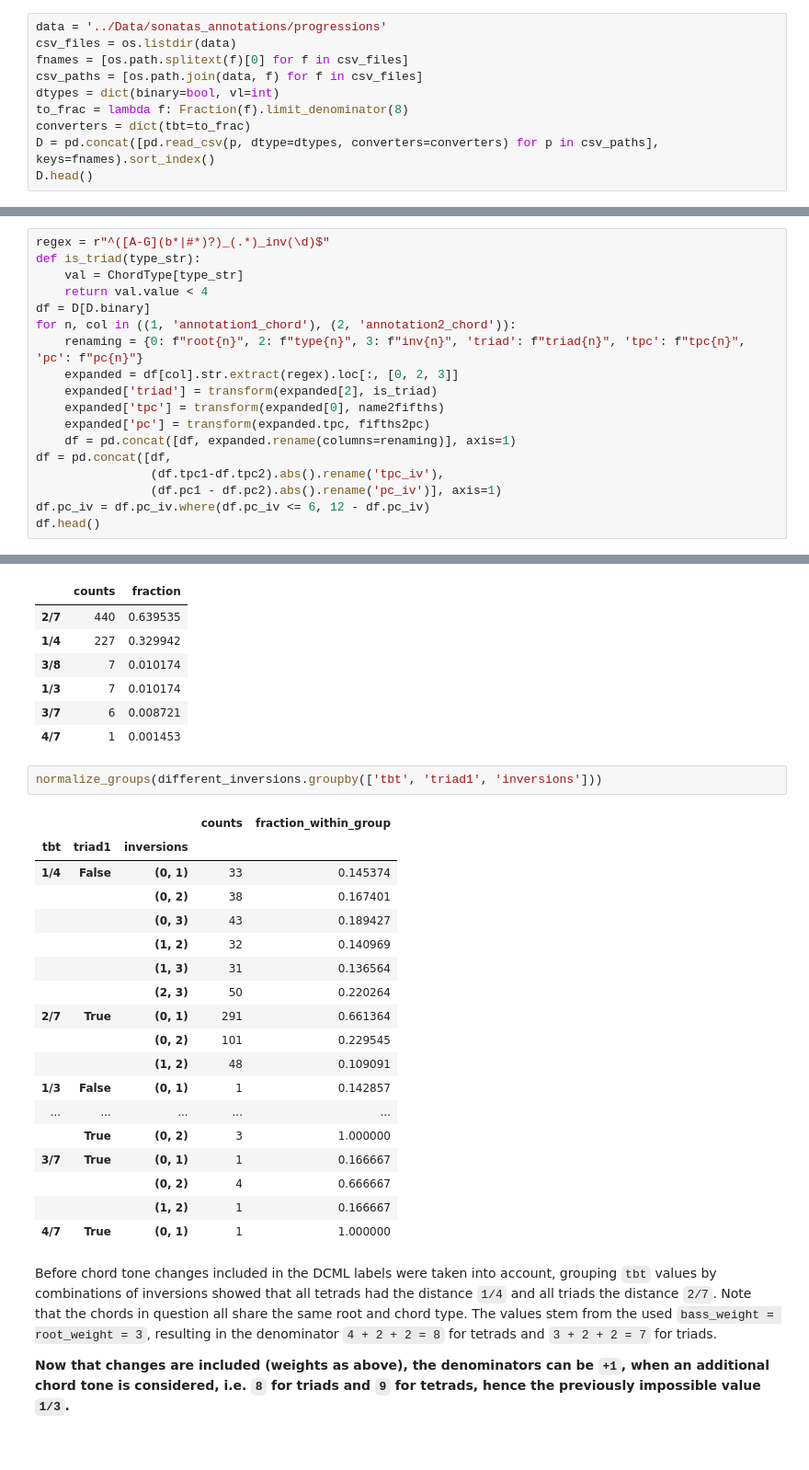
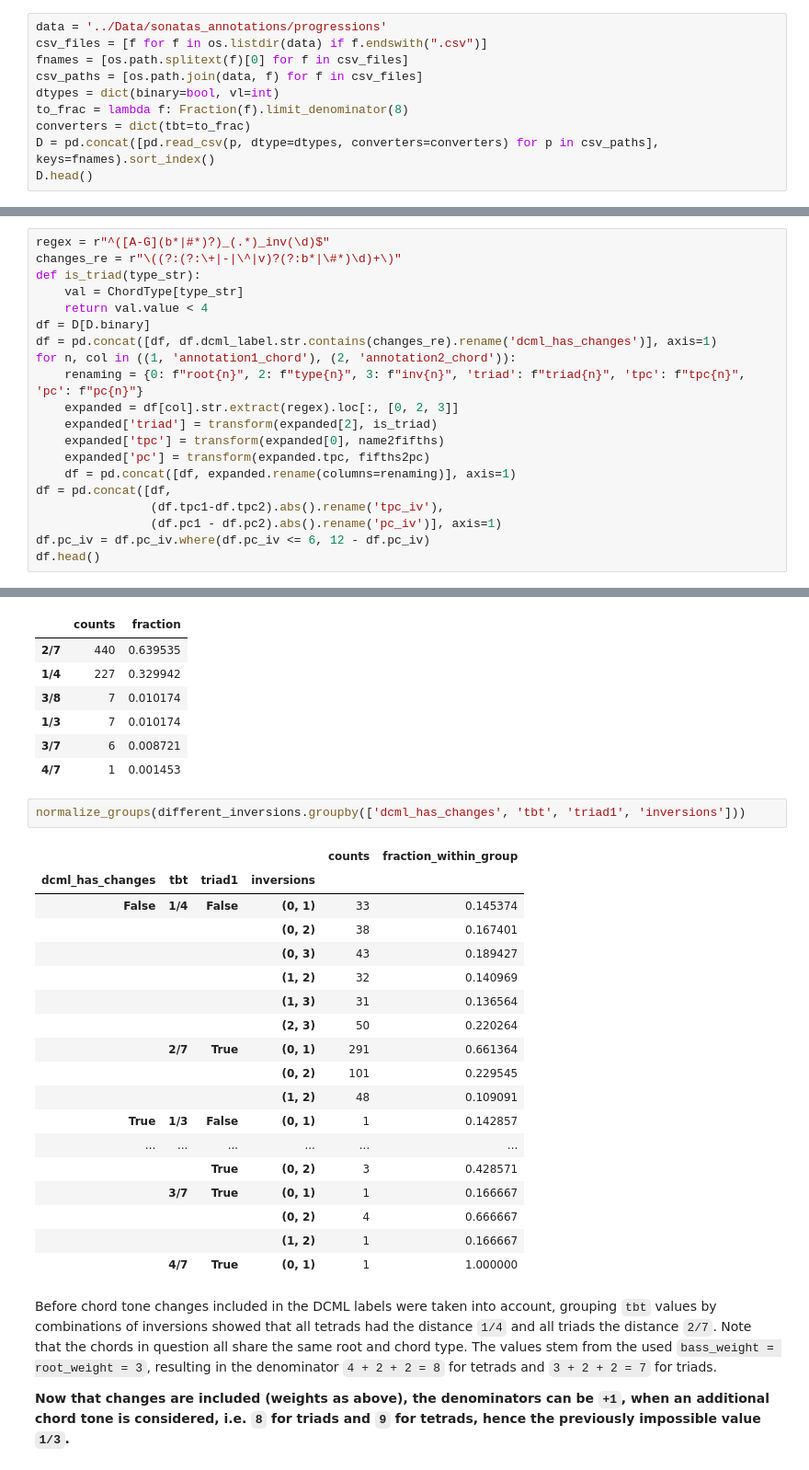
Before and after one commit to DCMLab/chord-eval, a Jupyter notebook: NoteBooks/exploring_differences.ipynb, the cells around one changed output, grey strips where cells are left out. Shown at 92% size. Saved outputs shown, nothing was run; the diff lists cells and outputs as text.

Commit message:
Added a binary column for displaying DCML changes

```diff
--- a/NoteBooks/exploring_differences.ipynb
+++ b/NoteBooks/exploring_differences.ipynb
@@ -15,7 +15,7 @@ def vc(S):
     return pd.concat([vc, vc / vc.sum()], axis=1, keys=['counts', 'fraction'])
 # %%
 data = '../Data/sonatas_annotations/progressions'
-csv_files = os.listdir(data)
+csv_files = [f for f in os.listdir(data) if f.endswith(".csv")]
 fnames = [os.path.splitext(f)[0] for f in csv_files]
 csv_paths = [os.path.join(data, f) for f in csv_files]
 dtypes = dict(binary=bool, vl=int)
@@ -115,10 +115,12 @@ Name: tbt, dtype: float64
 ## Expanding the data to inspect different categories of chord divergence
 # %%
 regex = r"^([A-G](b*|#*)?)_(.*)_inv(\d)$"
+changes_re = r"\((?:(?:\+|-|\^|v)?(?:b*|\#*)\d)+\)"
 def is_triad(type_str):
     val = ChordType[type_str]
     return val.value < 4
 df = D[D.binary]
+df = pd.concat([df, df.dcml_label.str.contains(changes_re).rename('dcml_has_changes')], axis=1)
 for n, col in ((1, 'annotation1_chord'), (2, 'annotation2_chord')):
     renaming = {0: f"root{n}", 2: f"type{n}", 3: f"inv{n}", 'triad': f"triad{n}", 'tpc': f"tpc{n}", 'pc': f"pc{n}"}
     expanded = df[col].str.extract(regex).loc[:, [0, 2, 3]]
@@ -205,26 +215,26 @@ vc(different_inversions.tbt)
 | 3/7 | 6 | 0.008721 |
 | 4/7 | 1 | 0.001453 |
 # %%
-normalize_groups(different_inversions.groupby(['tbt', 'triad1', 'inversions']))
+normalize_groups(different_inversions.groupby(['dcml_has_changes', 'tbt', 'triad1', 'inversions']))
 # %% [output]
-|  |  |  | counts | fraction_within_group |
-| tbt | triad1 | inversions |  |  |
-| 1/4 | False | (0, 1) | 33 | 0.145374 |
-|  |  | (0, 2) | 38 | 0.167401 |
-|  |  | (0, 3) | 43 | 0.189427 |
-|  |  | (1, 2) | 32 | 0.140969 |
-|  |  | (1, 3) | 31 | 0.136564 |
-|  |  | (2, 3) | 50 | 0.220264 |
-| 2/7 | True | (0, 1) | 291 | 0.661364 |
-|  |  | (0, 2) | 101 | 0.229545 |
-|  |  | (1, 2) | 48 | 0.109091 |
-| 1/3 | False | (0, 1) | 1 | 0.142857 |
-| ... | ... | ... | ... | ... |
-|  | True | (0, 2) | 3 | 1.000000 |
-| 3/7 | True | (0, 1) | 1 | 0.166667 |
-|  |  | (0, 2) | 4 | 0.666667 |
-|  |  | (1, 2) | 1 | 0.166667 |
-| 4/7 | True | (0, 1) | 1 | 1.000000 |
+|  |  |  |  | counts | fraction_within_group |
+| dcml_has_changes | tbt | triad1 | inversions |  |  |
+| False | 1/4 | False | (0, 1) | 33 | 0.145374 |
+|  |  |  | (0, 2) | 38 | 0.167401 |
+|  |  |  | (0, 3) | 43 | 0.189427 |
+|  |  |  | (1, 2) | 32 | 0.140969 |
+|  |  |  | (1, 3) | 31 | 0.136564 |
+|  |  |  | (2, 3) | 50 | 0.220264 |
+|  | 2/7 | True | (0, 1) | 291 | 0.661364 |
+|  |  |  | (0, 2) | 101 | 0.229545 |
+|  |  |  | (1, 2) | 48 | 0.109091 |
+| True | 1/3 | False | (0, 1) | 1 | 0.142857 |
+| ... | ... | ... | ... | ... | ... |
+|  |  | True | (0, 2) | 3 | 0.428571 |
+|  | 3/7 | True | (0, 1) | 1 | 0.166667 |
+|  |  |  | (0, 2) | 4 | 0.666667 |
+|  |  |  | (1, 2) | 1 | 0.166667 |
+|  | 4/7 | True | (0, 1) | 1 | 1.000000 |
 # %% [markdown]
 Before chord tone changes included in the DCML labels were taken into account, grouping `tbt` values by combinations of inversions showed that all tetrads had the distance `1/4` and all triads the distance `2/7`. Note that the chords in question all share the same root and chord type. The values stem from the used `bass_weight = root_weight = 3`, resulting in the denominator `4 + 2 + 2 = 8` for tetrads and `3 + 2 + 2 = 7` for triads.
 
```
Also changed, not shown: parts of 8 cells of this notebook.
